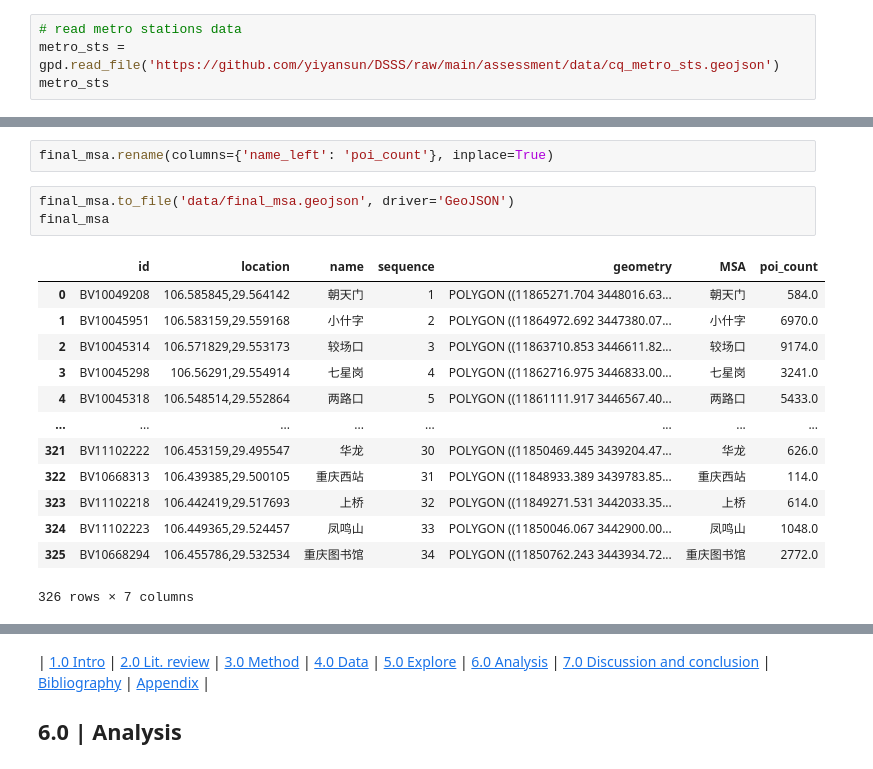
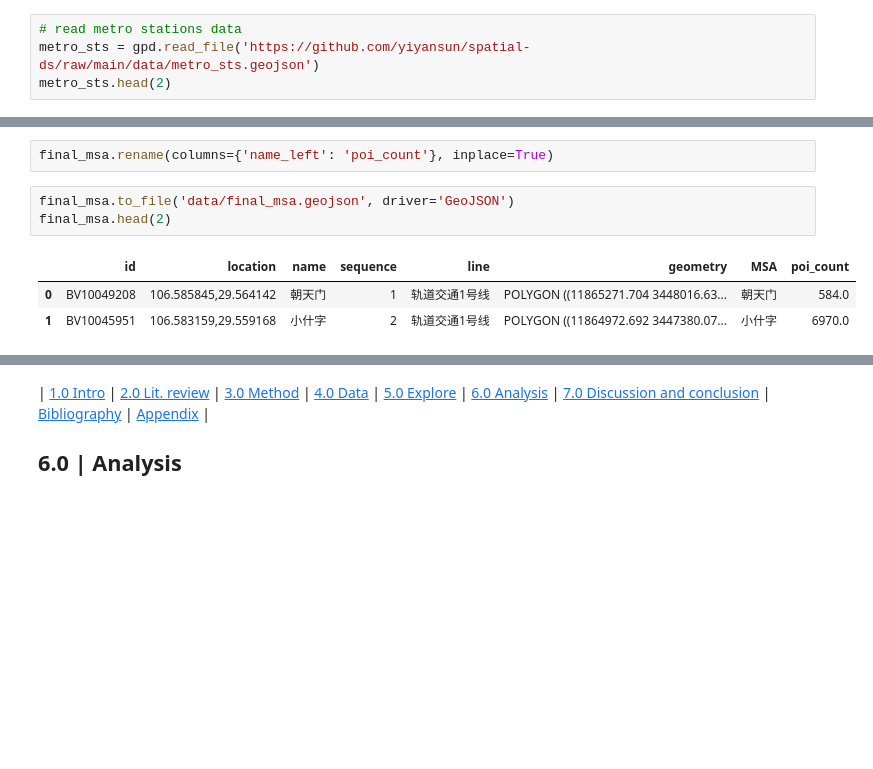
Before and after one commit to yiyansun/spatial-ds, a Jupyter notebook: code.ipynb, the cells around one changed output, grey strips where cells are left out. Saved outputs shown, nothing was run; the diff lists cells and outputs as text; blank space fills up the shorter version.

```diff
--- a/code.ipynb
+++ b/code.ipynb
@@ -166,5 +134,5 @@ metro_sts.to_file('data/metro_sts.geojson', driver='GeoJSON')
 # %%
 # read metro stations data
-metro_sts = gpd.read_file('https://github.com/yiyansun/DSSS/raw/main/assessment/data/cq_metro_sts.geojson')
-metro_sts
+metro_sts = gpd.read_file('https://github.com/yiyansun/spatial-ds/raw/main/data/metro_sts.geojson')
+metro_sts.head(2)
 # %% [output]
@@ -329,18 +275,8 @@ final_msa = metro_sts.merge(final_msa,left_on='name', right_on='MSA', how='left'
 final_msa.rename(columns={'name_left': 'poi_count'}, inplace=True)
 # %%
 final_msa.to_file('data/final_msa.geojson', driver='GeoJSON')
-final_msa
+final_msa.head(2)
 # %% [output]
-|  | id | location | name | sequence | geometry | MSA | poi_count |
-| 0 | BV10049208 | 106.585845,29.564142 | 朝天门 | 1 | POLYGON ((11865271.704 3448016.63... | 朝天门 | 584.0 |
-| 1 | BV10045951 | 106.583159,29.559168 | 小什字 | 2 | POLYGON ((11864972.692 3447380.07... | 小什字 | 6970.0 |
-| 2 | BV10045314 | 106.571829,29.553173 | 较场口 | 3 | POLYGON ((11863710.853 3446611.82... | 较场口 | 9174.0 |
-| 3 | BV10045298 | 106.56291,29.554914 | 七星岗 | 4 | POLYGON ((11862716.975 3446833.00... | 七星岗 | 3241.0 |
-| 4 | BV10045318 | 106.548514,29.552864 | 两路口 | 5 | POLYGON ((11861111.917 3446567.40... | 两路口 | 5433.0 |
-| ... | ... | ... | ... | ... | ... | ... | ... |
-| 321 | BV11102222 | 106.453159,29.495547 | 华龙 | 30 | POLYGON ((11850469.445 3439204.47... | 华龙 | 626.0 |
-| 322 | BV10668313 | 106.439385,29.500105 | 重庆西站 | 31 | POLYGON ((11848933.389 3439783.85... | 重庆西站 | 114.0 |
-| 323 | BV11102218 | 106.442419,29.517693 | 上桥 | 32 | POLYGON ((11849271.531 3442033.35... | 上桥 | 614.0 |
-| 324 | BV11102223 | 106.449365,29.524457 | 凤鸣山 | 33 | POLYGON ((11850046.067 3442900.00... | 凤鸣山 | 1048.0 |
-| 325 | BV10668294 | 106.455786,29.532534 | 重庆图书馆 | 34 | POLYGON ((11850762.243 3443934.72... | 重庆图书馆 | 2772.0 |
+|  | id | location | name | sequence | line | geometry | MSA | poi_count |
+| 0 | BV10049208 | 106.585845,29.564142 | 朝天门 | 1 | 轨道交通1号线 | POLYGON ((11865271.704 3448016.63... | 朝天门 | 584.0 |
+| 1 | BV10045951 | 106.583159,29.559168 | 小什字 | 2 | 轨道交通1号线 | POLYGON ((11864972.692 3447380.07... | 小什字 | 6970.0 |
-326 rows × 7 columns
```
Also changed, not shown: parts of 10 cells of this notebook, 5 other files.
